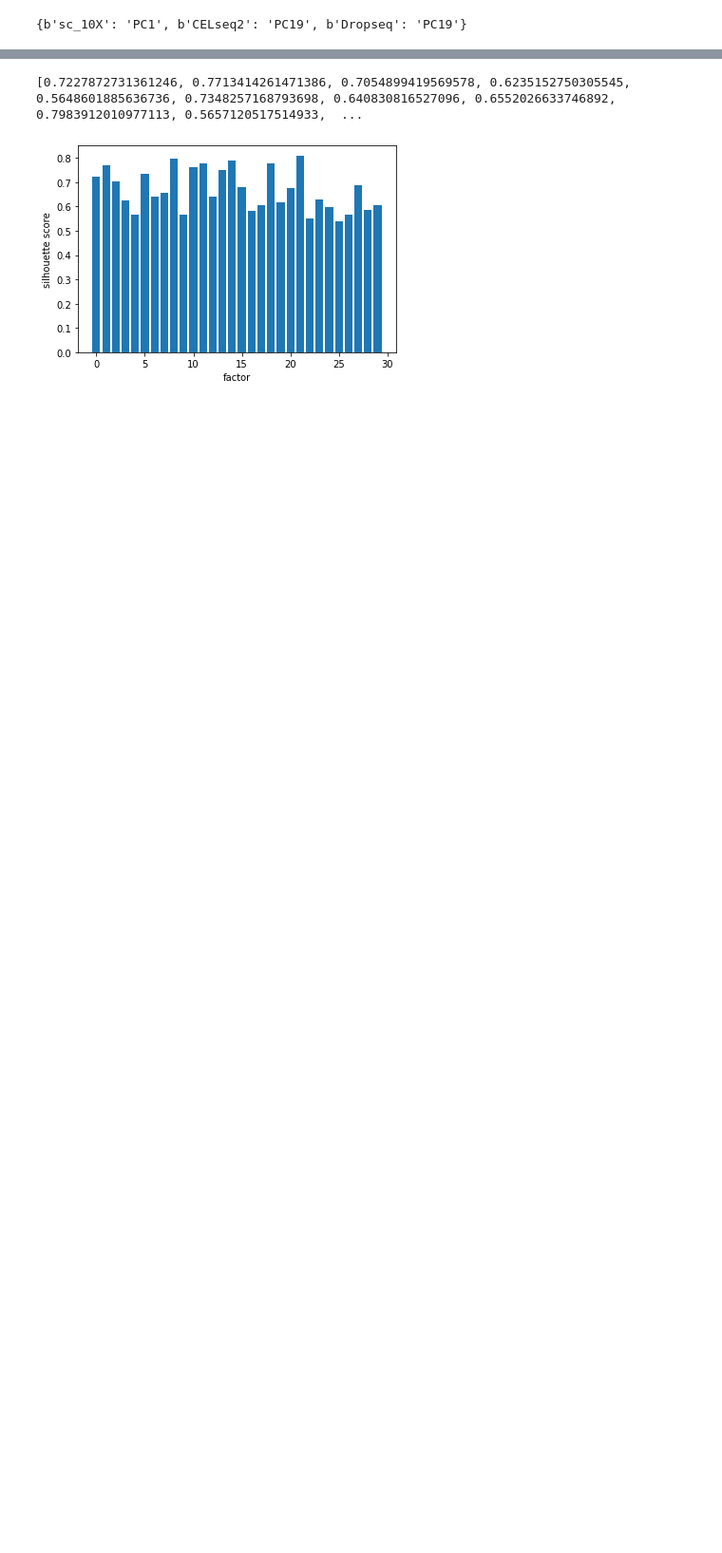
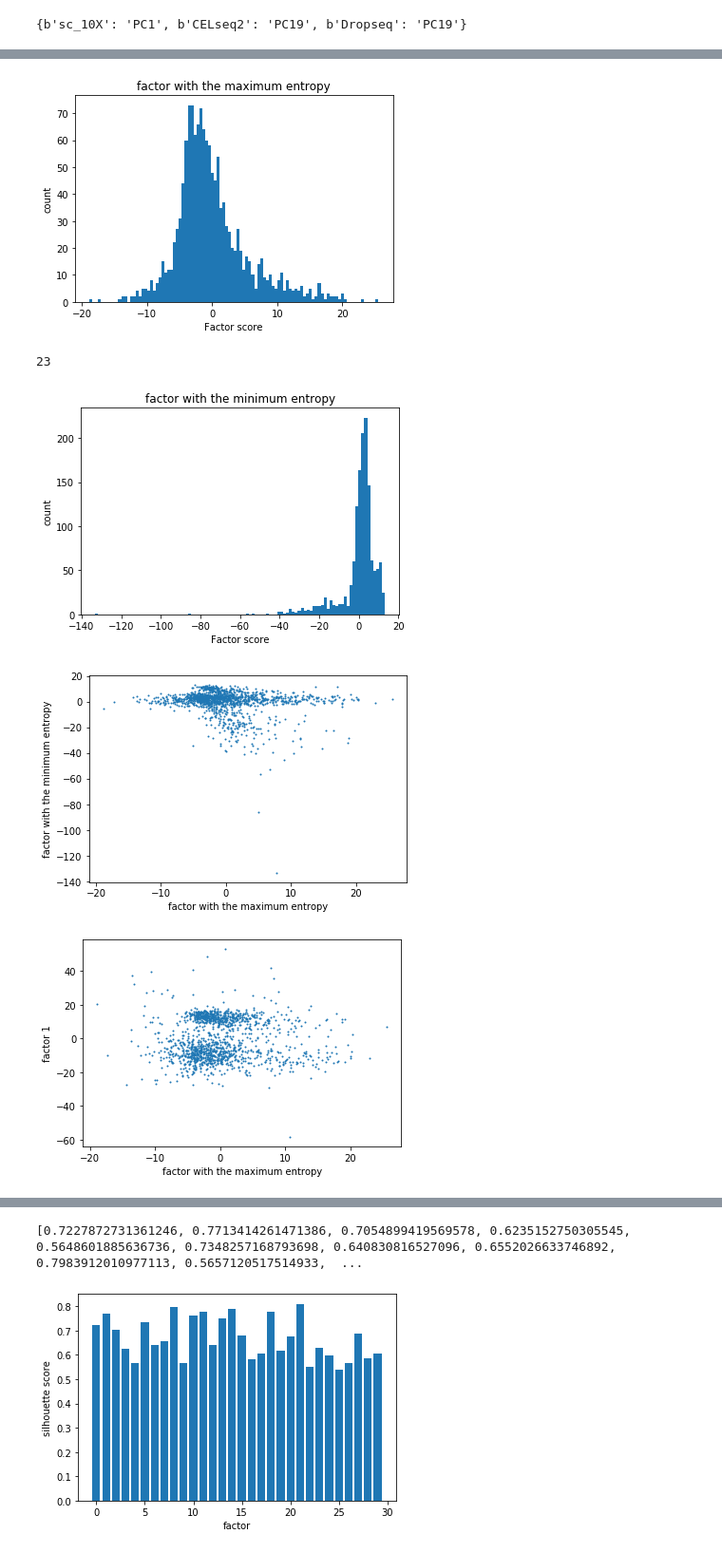
Before and after one commit to delipouya/scLMM, a Jupyter notebook: notebooks/FA_Interpretibility_metrics.ipynb, the cells around one changed output, grey strips where cells are left out. Shown: that part at 95% size. Saved outputs shown, nothing was run; the diff lists cells and outputs as text; code cells hidden in the pictures; blank space fills up the shorter version.

```diff
--- a/notebooks/FA_Interpretibility_metrics.ipynb
+++ b/notebooks/FA_Interpretibility_metrics.ipynb
@@ -613 +694,40 @@ plt.show()
 [figure]
+# %%
+### print the histogram of the factor with the maximum entropy
+plt.hist(pca_scores[:,np.argmax(factor_entropy_all)], bins=100)
+### add labels
+plt.xlabel('Factor score')
+plt.ylabel('count')
+plt.title('factor with the maximum entropy')
+plt.show()
+print(np.argmax(factor_entropy_all))
+
+### print the histogram of the factor with the minimum entropy
+plt.hist(pca_scores[:,np.argmin(factor_entropy_all)], bins=100)
+### add labels
+plt.xlabel('Factor score')
+plt.ylabel('count')
+plt.title('factor with the minimum entropy')
+plt.show()
+
+### plot the scatter plot of the factor with the maximum entropy vs the factor with the minimum entropy
+plt.scatter(pca_scores[:,np.argmax(factor_entropy_all)], pca_scores[:,np.argmin(factor_entropy_all)], s=1)
+plt.xlabel('factor with the maximum entropy')
+plt.ylabel('factor with the minimum entropy')
+plt.show()
+
+plt.scatter(pca_scores[:,np.argmax(factor_entropy_all)], pca_scores[:,0], s=1)
+plt.xlabel('factor with the maximum entropy')
+plt.ylabel('factor 1')
+plt.show()
+
+plt.scatter(pca_scores[:,np.argmin(factor_entropy_all)], pca_scores[:,0], s=1)
+plt.xlabel('factor with the minimum entropy')
+plt.ylabel('factor 1')
+plt.show()
+# %% [output]
+[figure, added]
+23
+[figure, added]
+[figure, added]
+[figure, added]
```
Also changed, not shown: parts of 16 cells of this notebook.
